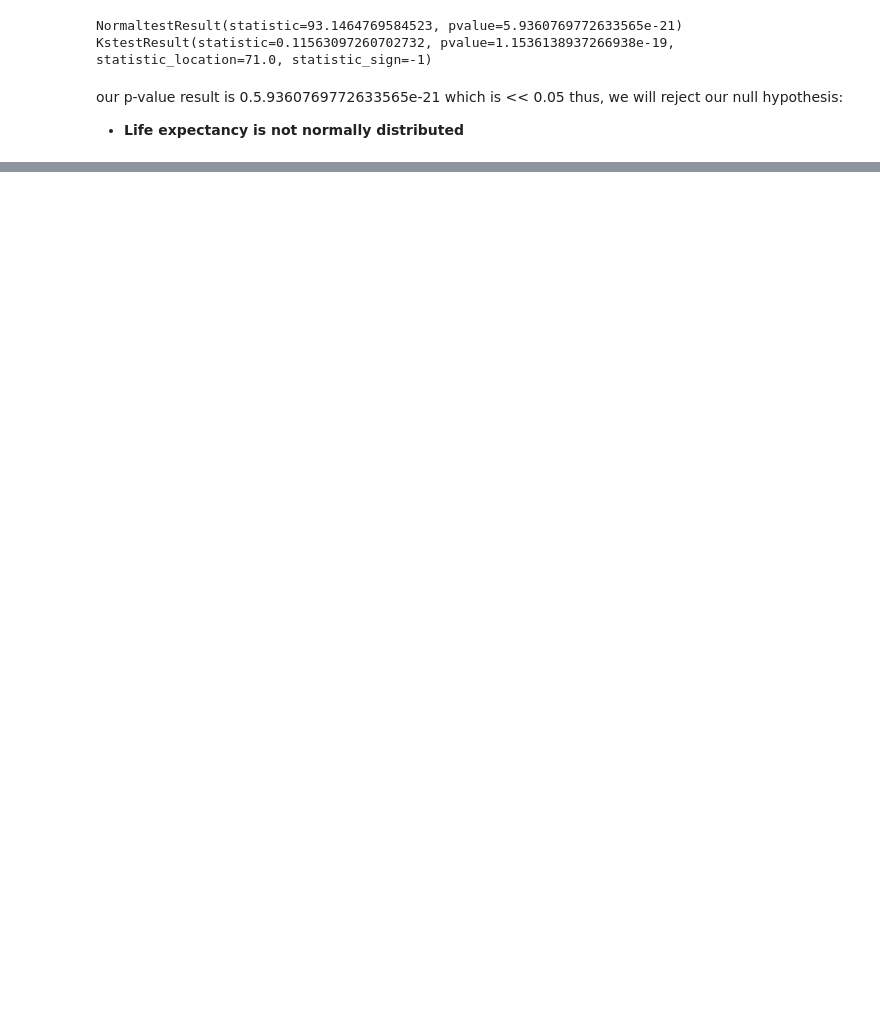
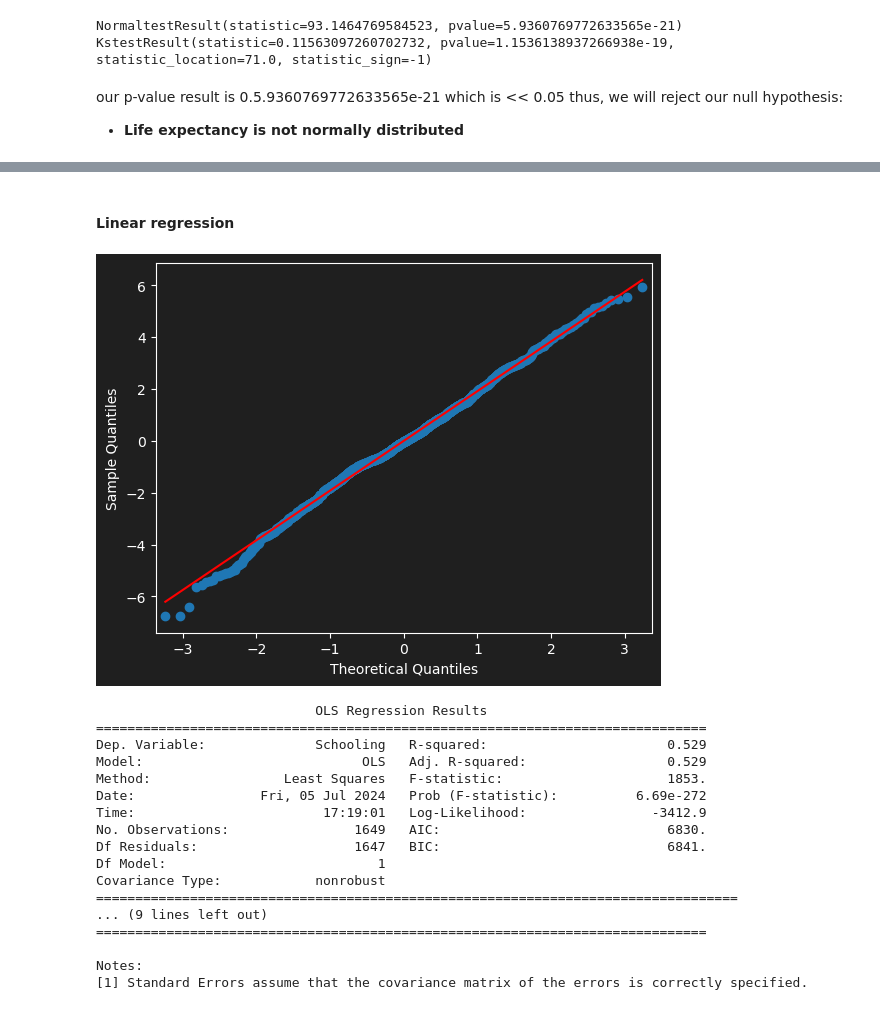
Before and after one commit to amitedenzon/life-expectancy, a Jupyter notebook: research.ipynb, the cells around one changed output, grey strips where cells are left out. Drawn from its saved outputs; the diff is of its cells as text; code cells hidden in the pictures; blank space fills up the shorter version.

```diff
--- a/research.ipynb
+++ b/research.ipynb
@@ -399,0 +444,37 @@ our p-value result is 0.5.9360769772633565e-21 which is << 0.05 thus, we will re
+# %% [markdown]
+#### Linear regression
+# %%
+import statsmodels.api as sm
+import statsmodels.formula.api as smf
+
+model = smf.ols('Schooling ~ Lifeexpectancy', data=df).fit()
+
+with plt.style.context('dark_background'):
+    plt.rcParams.update({
+        'figure.facecolor': '#1f1f1f',
+        'axes.facecolor': '#1f1f1f',
+    })
+
+    sm.qqplot(model.resid, line='s')
+plt.show()
+
+print(model.summary())
+# %% [output]
+[figure, added]
+                            OLS Regression Results
+==============================================================================
+Dep. Variable:              Schooling   R-squared:                       0.529
+Model:                            OLS   Adj. R-squared:                  0.529
+Method:                 Least Squares   F-statistic:                     1853.
+Date:                Fri, 05 Jul 2024   Prob (F-statistic):          6.69e-272
+Time:                        17:19:01   Log-Likelihood:                -3412.9
+No. Observations:                1649   AIC:                             6830.
+Df Residuals:                    1647   BIC:                             6841.
+Df Model:                           1
+Covariance Type:            nonrobust
+==================================================================================
+... (9 lines left out)
+==============================================================================
+
+Notes:
+[1] Standard Errors assume that the covariance matrix of the errors is correctly specified.
```
Also changed, not shown: parts of 14 cells of this notebook.
